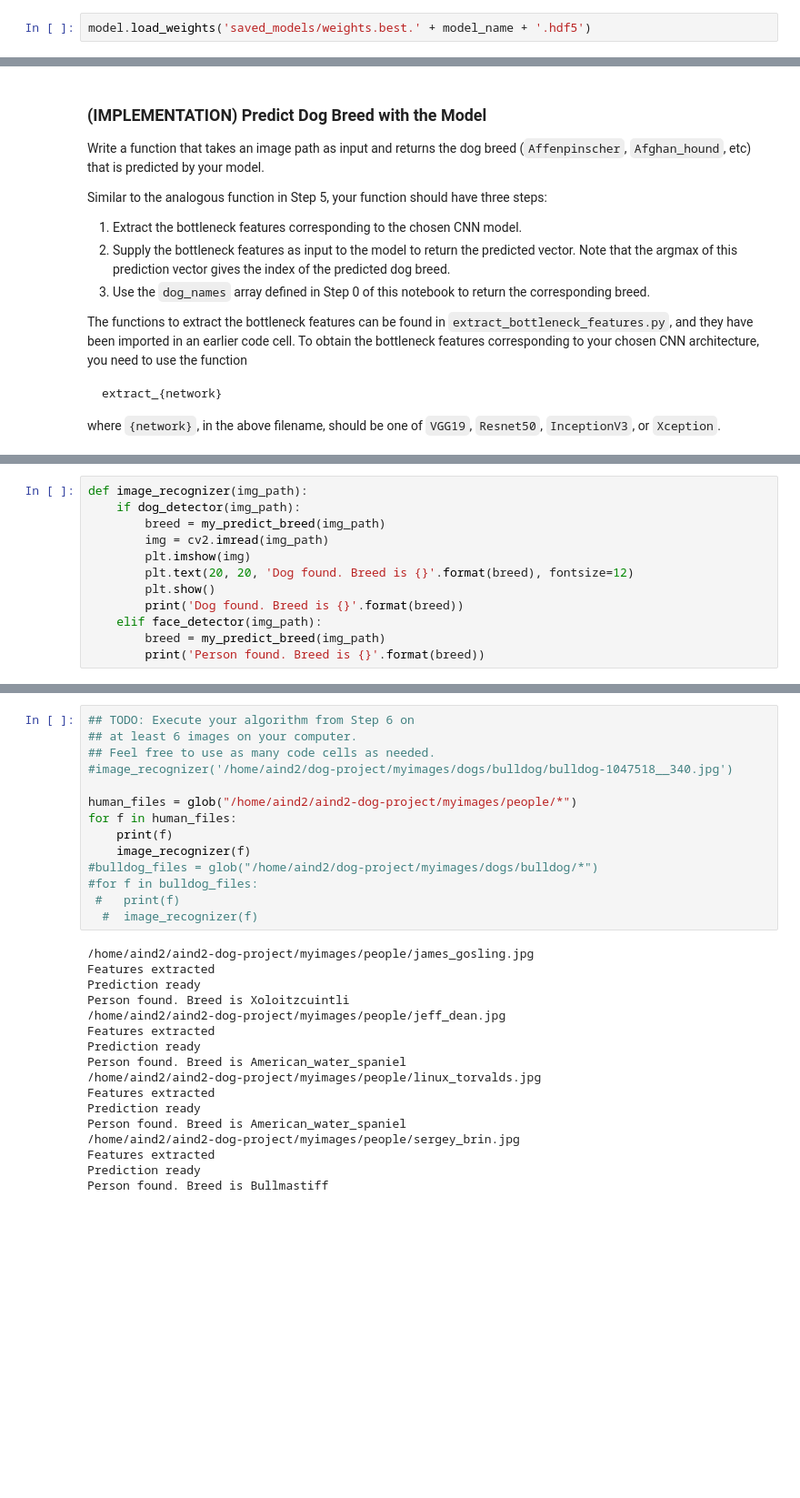
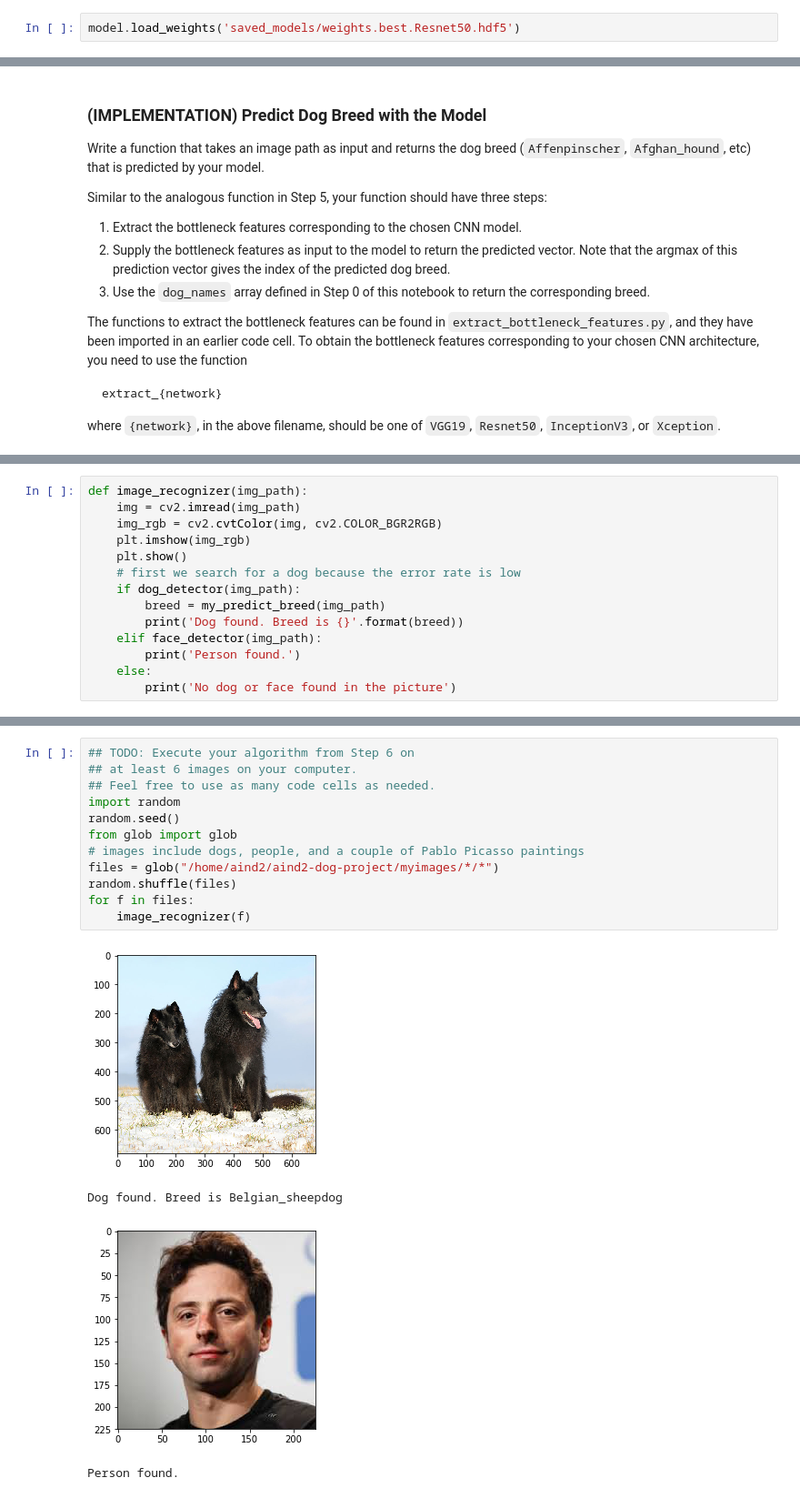
Before and after one commit to ttauruss/aind2-dog-project, a Jupyter notebook: dog_app.ipynb, the cells around one changed output, grey strips where cells are left out. Shown at 91% size. Saved outputs shown, nothing was run; the diff lists cells and outputs as text; blank space fills up the shorter version.

Commit message:
ready for submit

```diff
--- a/dog_app.ipynb
+++ b/dog_app.ipynb
@@ -740,7 +664,7 @@ Epoch 20/20
 # %% [markdown]
 ### (IMPLEMENTATION) Load the Model with the Best Validation Loss
 # %%
-model.load_weights('saved_models/weights.best.' + model_name + '.hdf5')
+model.load_weights('saved_models/weights.best.Resnet50.hdf5')
 # %% [markdown]
 ### (IMPLEMENTATION) Test the Model
 
@@ -799,18 +746,20 @@ Some sample output for our algorithm is provided below, but feel free to design
 
 
 ### (IMPLEMENTATION) Write your Algorithm
-# %%
-def image_recognizer(img_path):
-    if dog_detector(img_path):
-        breed = my_predict_breed(img_path)
-        img = cv2.imread(img_path)
-        plt.imshow(img)
-        plt.text(20, 20, 'Dog found. Breed is {}'.format(breed), fontsize=12)
-        plt.show()
-        print('Dog found. Breed is {}'.format(breed))
-    elif face_detector(img_path):
-        breed = my_predict_breed(img_path)
-        print('Person found. Breed is {}'.format(breed))
+# %%
+def image_recognizer(img_path):
+    img = cv2.imread(img_path)
+    img_rgb = cv2.cvtColor(img, cv2.COLOR_BGR2RGB)
+    plt.imshow(img_rgb)
+    plt.show()
+    # first we search for a dog because the error rate is low
+    if dog_detector(img_path):
+        breed = my_predict_breed(img_path)
+        print('Dog found. Breed is {}'.format(breed))
+    elif face_detector(img_path):
+        print('Person found.')
+    else:
+        print('No dog or face found in the picture')
 # %% [markdown]
 ---
 <a id='step7'></a>
@@ -828,31 +782,17 @@ __Answer:__
 # %%
 ## TODO: Execute your algorithm from Step 6 on
 ## at least 6 images on your computer.
 ## Feel free to use as many code cells as needed.
-#image_recognizer('/home/aind2/dog-project/myimages/dogs/bulldog/bulldog-1047518__340.jpg')
-
-human_files = glob("/home/aind2/aind2-dog-project/myimages/people/*")
-for f in human_files:
-    print(f)
+import random
+random.seed()
+from glob import glob
+# images include dogs, people, and a couple of Pablo Picasso paintings
+files = glob("/home/aind2/aind2-dog-project/myimages/*/*")
+random.shuffle(files)
+for f in files:
     image_recognizer(f)
-#bulldog_files = glob("/home/aind2/dog-project/myimages/dogs/bulldog/*")
-#for f in bulldog_files:
- #   print(f)
-  #  image_recognizer(f)
 # %% [output]
+[figure, added]
-/home/aind2/aind2-dog-project/myimages/people/james_gosling.jpg
-Features extracted
-Prediction ready
-Person found. Breed is Xoloitzcuintli
-/home/aind2/aind2-dog-project/myimages/people/jeff_dean.jpg
-Features extracted
-Prediction ready
-Person found. Breed is American_water_spaniel
-/home/aind2/aind2-dog-project/myimages/people/linux_torvalds.jpg
-Features extracted
-Prediction ready
-Person found. Breed is American_water_spaniel
-/home/aind2/aind2-dog-project/myimages/people/sergey_brin.jpg
-Features extracted
-Prediction ready
-Person found. Breed is Bullmastiff
+Dog found. Breed is Belgian_sheepdog
+[figure, added]
+Person found.
```
Also changed, not shown: parts of 17 cells of this notebook, 21 other files.
